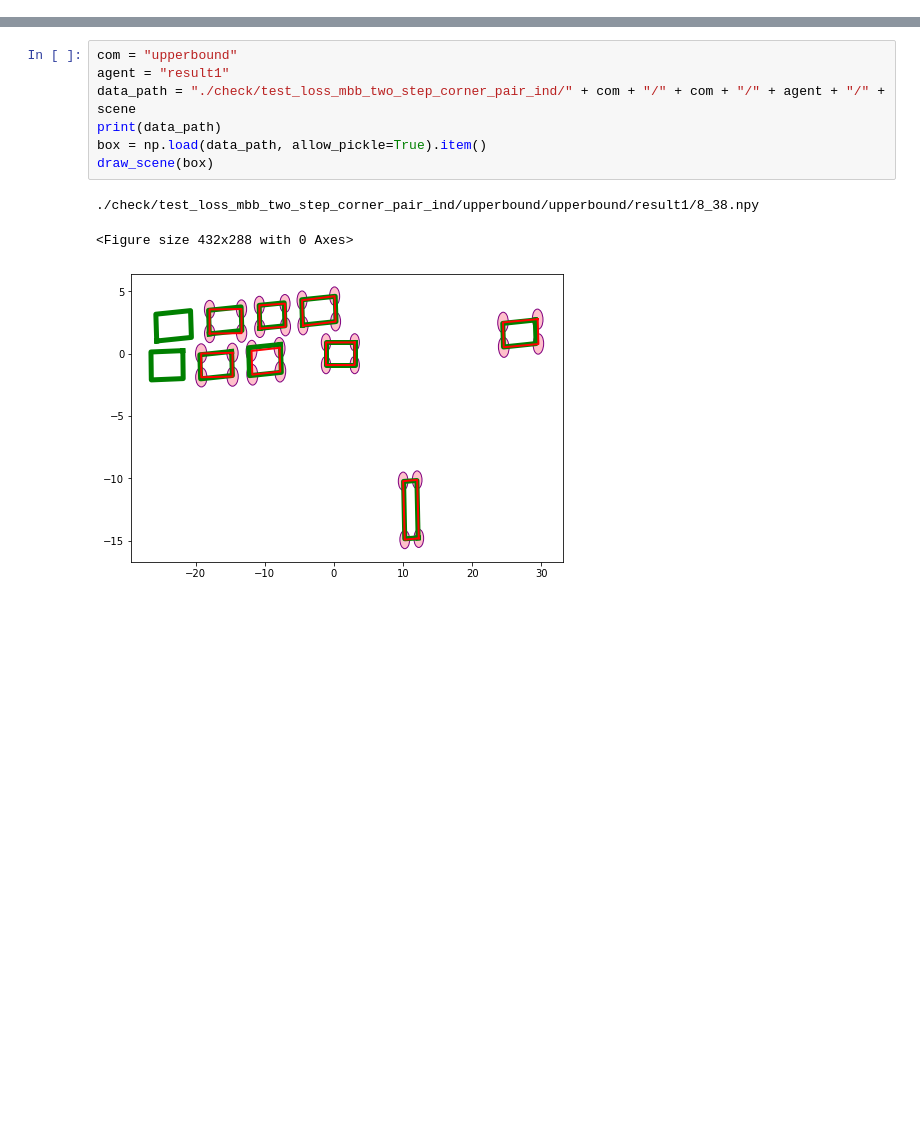
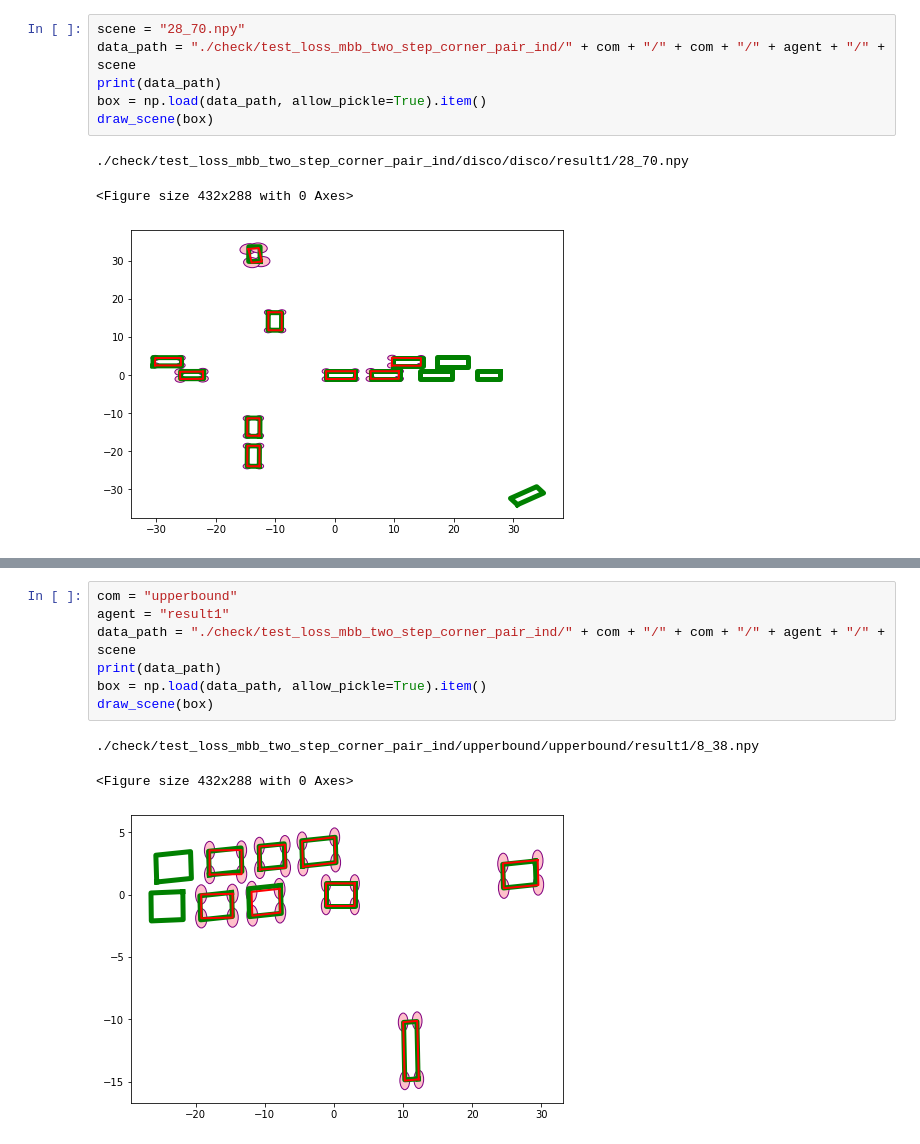
Before and after one commit to susanbao/coperception_mod, a Jupyter notebook: tools/det/uncertainty_vis.ipynb, the cells around one changed output, grey strips where cells are left out. Saved outputs shown, nothing was run; the diff lists cells and outputs as text; blank space fills up the shorter version.

```diff
--- a/tools/det/uncertainty_vis.ipynb
+++ b/tools/det/uncertainty_vis.ipynb
@@ -156,0 +137,10 @@ draw_scene(box)
+# %%
+scene = "28_70.npy"
+data_path = "./check/test_loss_mbb_two_step_corner_pair_ind/" + com + "/" + com + "/" + agent + "/" + scene
+print(data_path)
+box = np.load(data_path, allow_pickle=True).item()
+draw_scene(box)
+# %% [output]
+./check/test_loss_mbb_two_step_corner_pair_ind/disco/disco/result1/28_70.npy
+<Figure size 432x288 with 0 Axes>
+[figure, added]
```
Also changed, not shown: parts of 15 cells of this notebook, 4 other files.
